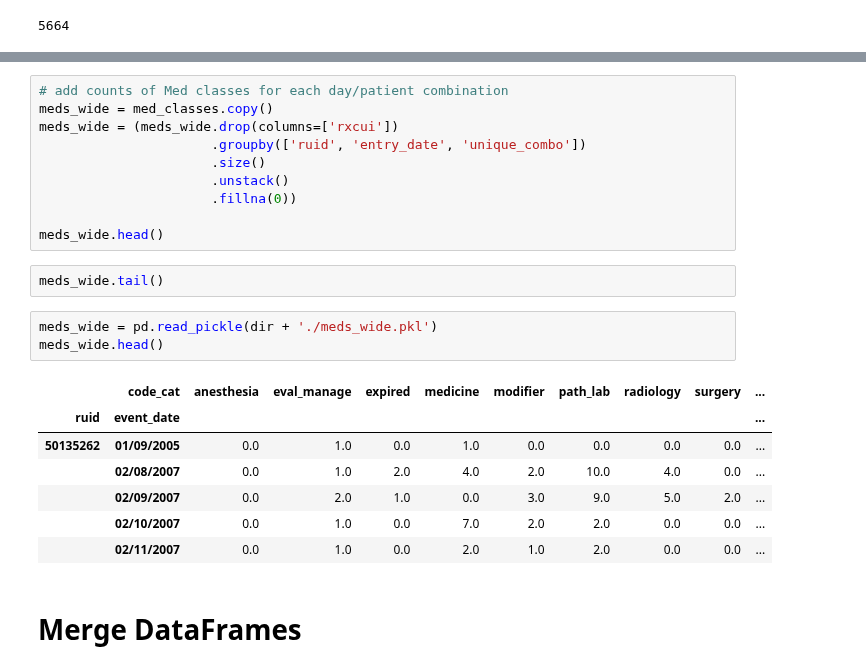
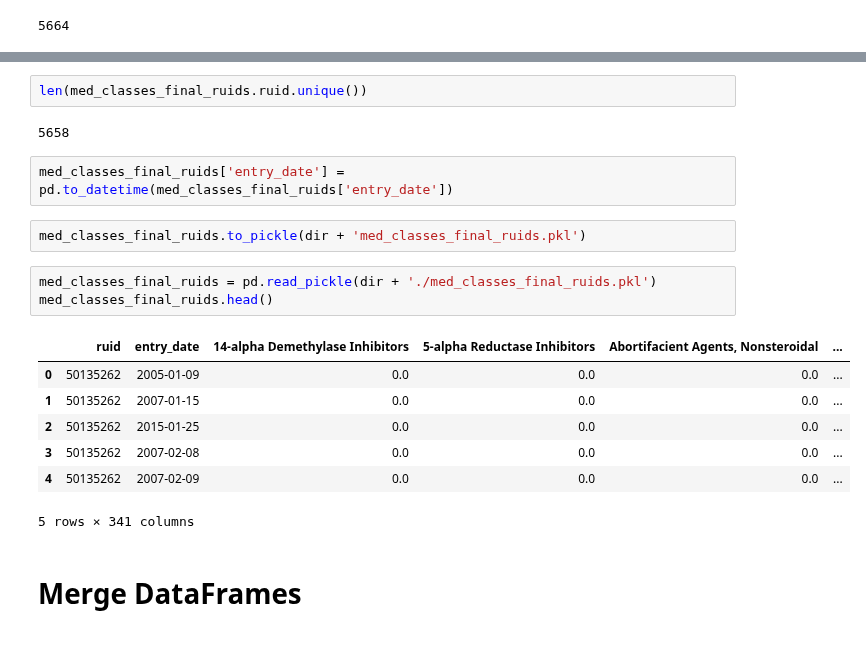
Before and after one commit to alvinjeffery/Bios8366_project, a Jupyter notebook: code/alvin_prelim.ipynb, the cells around one changed output, grey strips where cells are left out. Drawn from its saved outputs; the diff is of its cells as text.

```diff
--- a/code/alvin_prelim.ipynb
+++ b/code/alvin_prelim.ipynb
@@ -703,26 +838,22 @@ meds_wide2.tail()
-# %%
-# add counts of Med classes for each day/patient combination
-meds_wide = med_classes.copy()
-meds_wide = (meds_wide.drop(columns=['rxcui'])
-                      .groupby(['ruid', 'entry_date', 'unique_combo'])
-                      .size()
-                      .unstack()
-                      .fillna(0))
-
-meds_wide.head()
-# %%
-meds_wide.tail()
+# %%
+len(med_classes_final_ruids.ruid.unique())
+# %% [output]
+5658
+# %%
+med_classes_final_ruids['entry_date'] = pd.to_datetime(med_classes_final_ruids['entry_date'])
+# %%
+med_classes_final_ruids.to_pickle(dir + 'med_classes_final_ruids.pkl')
 # %%
-meds_wide = pd.read_pickle(dir + './meds_wide.pkl')
-meds_wide.head()
+med_classes_final_ruids = pd.read_pickle(dir + './med_classes_final_ruids.pkl')
+med_classes_final_ruids.head()
 # %% [output]
-|  | code_cat | anesthesia | eval_manage | expired | medicine | modifier | path_lab | radiology | surgery | ... |
-| ruid | event_date |  |  |  |  |  |  |  |  | ... |
-| 50135262 | 01/09/2005 | 0.0 | 1.0 | 0.0 | 1.0 | 0.0 | 0.0 | 0.0 | 0.0 | ... |
-|  | 02/08/2007 | 0.0 | 1.0 | 2.0 | 4.0 | 2.0 | 10.0 | 4.0 | 0.0 | ... |
-|  | 02/09/2007 | 0.0 | 2.0 | 1.0 | 0.0 | 3.0 | 9.0 | 5.0 | 2.0 | ... |
-|  | 02/10/2007 | 0.0 | 1.0 | 0.0 | 7.0 | 2.0 | 2.0 | 0.0 | 0.0 | ... |
-|  | 02/11/2007 | 0.0 | 1.0 | 0.0 | 2.0 | 1.0 | 2.0 | 0.0 | 0.0 | ... |
+|  | ruid | entry_date | 14-alpha Demethylase Inhibitors | 5-alpha Reductase Inhibitors | Abortifacient Agents, Nonsteroidal | ... |
+| 0 | 50135262 | 2005-01-09 | 0.0 | 0.0 | 0.0 | ... |
+| 1 | 50135262 | 2007-01-15 | 0.0 | 0.0 | 0.0 | ... |
+| 2 | 50135262 | 2015-01-25 | 0.0 | 0.0 | 0.0 | ... |
+| 3 | 50135262 | 2007-02-08 | 0.0 | 0.0 | 0.0 | ... |
+| 4 | 50135262 | 2007-02-09 | 0.0 | 0.0 | 0.0 | ... |
+5 rows × 341 columns
 # %% [markdown]
 # Merge DataFrames
 # %%
```
Also changed, not shown: parts of 62 cells of this notebook.
